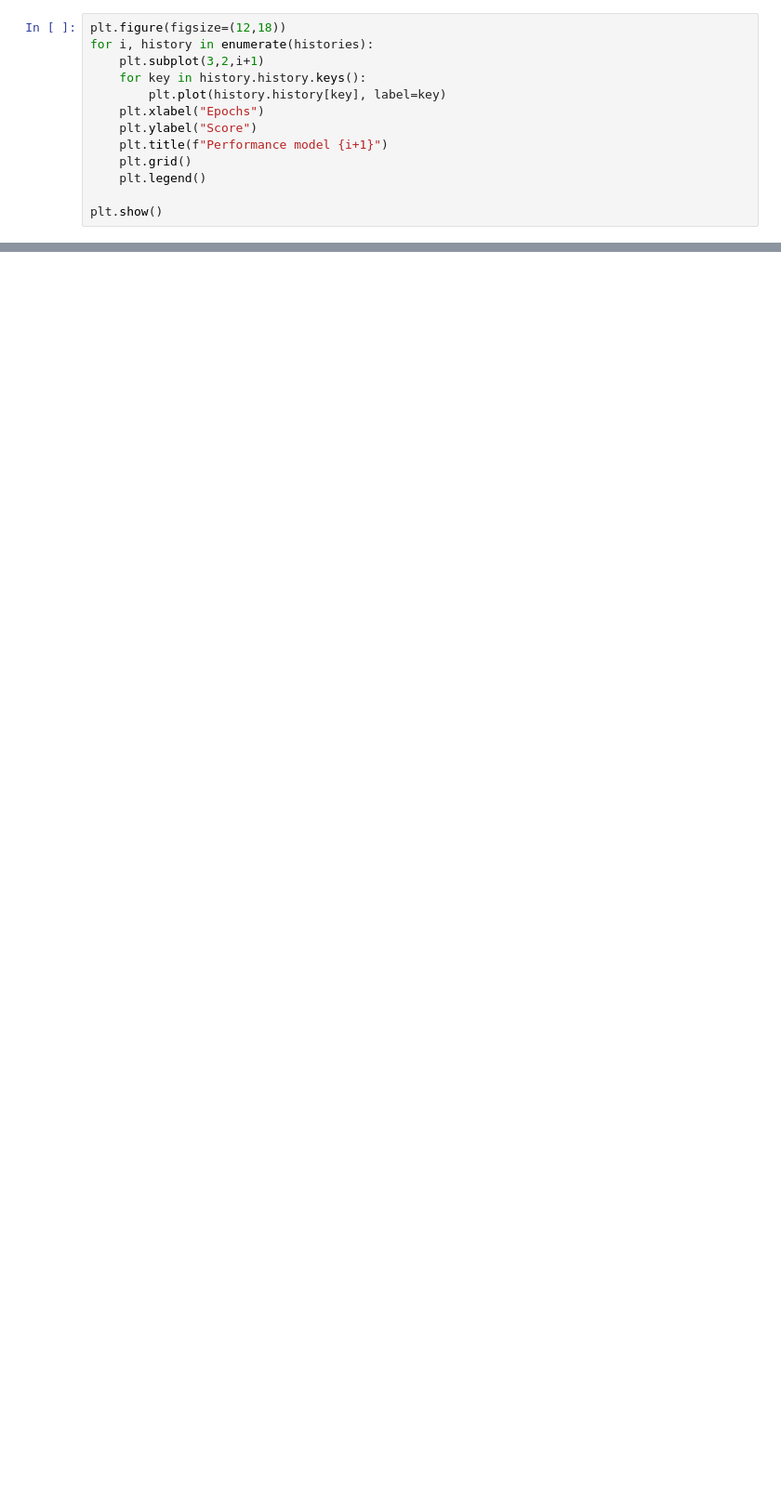
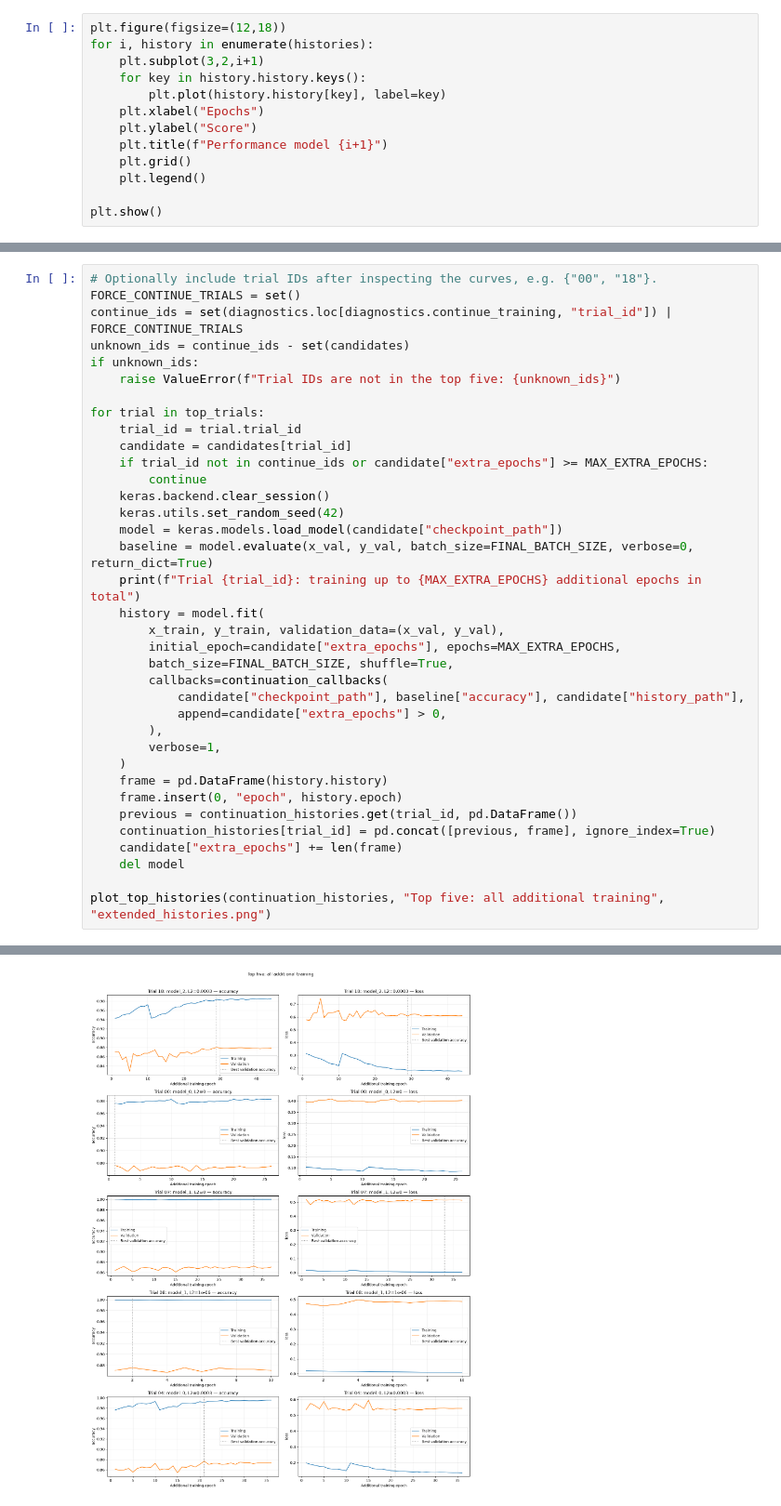
Before and after one commit to NileshAm/EN3150-Intel-Image-Classifier, a Jupyter notebook: CNN.ipynb, the cells around one changed output, grey strips where cells are left out. Shown at 93% size. Saved outputs shown, nothing was run; the diff lists cells and outputs as text; blank space fills up the shorter version.

```diff
--- a/CNN.ipynb
+++ b/CNN.ipynb
@@ -402,0 +1410,37 @@ for i, model in enumerate(best_models[:top]):
+# %%
+# Optionally include trial IDs after inspecting the curves, e.g. {"00", "18"}.
+FORCE_CONTINUE_TRIALS = set()
+continue_ids = set(diagnostics.loc[diagnostics.continue_training, "trial_id"]) | FORCE_CONTINUE_TRIALS
+unknown_ids = continue_ids - set(candidates)
+if unknown_ids:
+    raise ValueError(f"Trial IDs are not in the top five: {unknown_ids}")
+
+for trial in top_trials:
+    trial_id = trial.trial_id
+    candidate = candidates[trial_id]
+    if trial_id not in continue_ids or candidate["extra_epochs"] >= MAX_EXTRA_EPOCHS:
+        continue
+    keras.backend.clear_session()
+    keras.utils.set_random_seed(42)
+    model = keras.models.load_model(candidate["checkpoint_path"])
+    baseline = model.evaluate(x_val, y_val, batch_size=FINAL_BATCH_SIZE, verbose=0, return_dict=True)
+    print(f"Trial {trial_id}: training up to {MAX_EXTRA_EPOCHS} additional epochs in total")
+    history = model.fit(
+        x_train, y_train, validation_data=(x_val, y_val),
+        initial_epoch=candidate["extra_epochs"], epochs=MAX_EXTRA_EPOCHS,
+        batch_size=FINAL_BATCH_SIZE, shuffle=True,
+        callbacks=continuation_callbacks(
+            candidate["checkpoint_path"], baseline["accuracy"], candidate["history_path"],
+            append=candidate["extra_epochs"] > 0,
+        ),
+        verbose=1,
+    )
+    frame = pd.DataFrame(history.history)
+    frame.insert(0, "epoch", history.epoch)
+    previous = continuation_histories.get(trial_id, pd.DataFrame())
+    continuation_histories[trial_id] = pd.concat([previous, frame], ignore_index=True)
+    candidate["extra_epochs"] += len(frame)
+    del model
+
+plot_top_histories(continuation_histories, "Top five: all additional training", "extended_histories.png")
+# %% [output]
@@ -402,0 +1515 @@ for i, model in enumerate(best_models[:top]):
+[figure, added]
```
Also changed, not shown: parts of 53 cells of this notebook, 44 other files.
